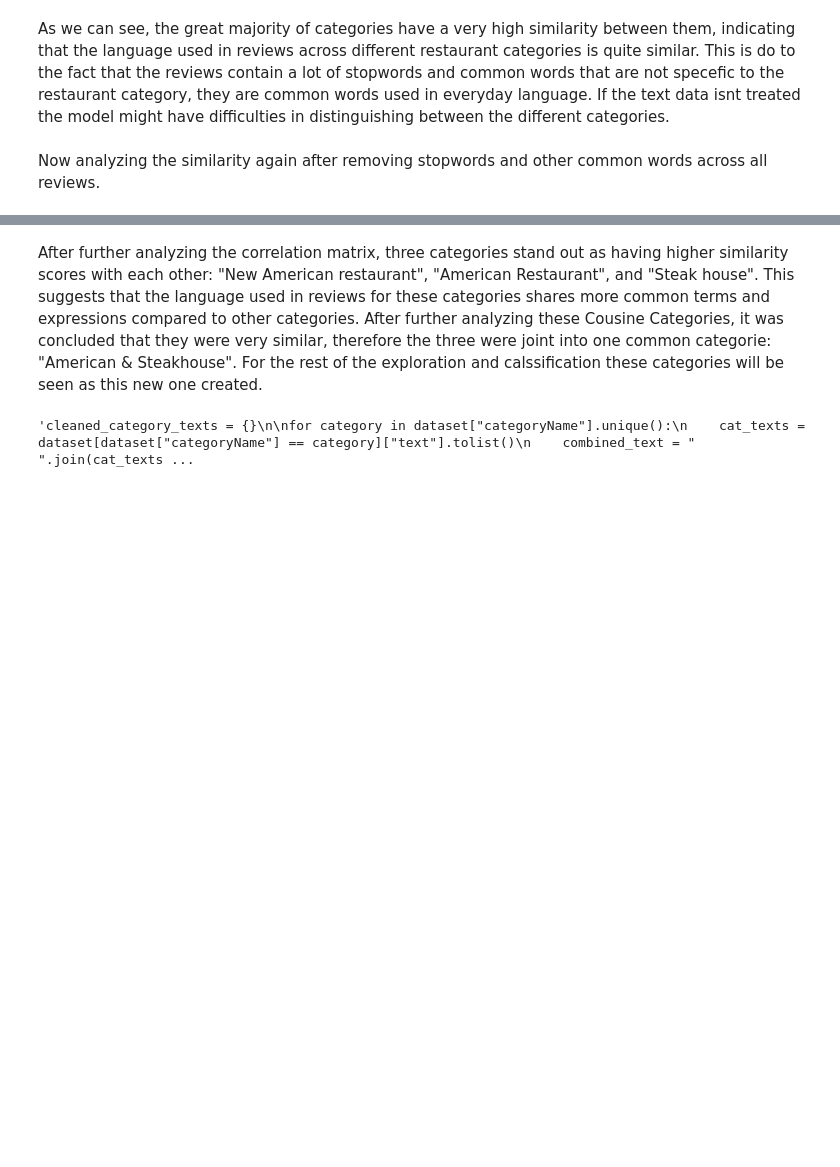
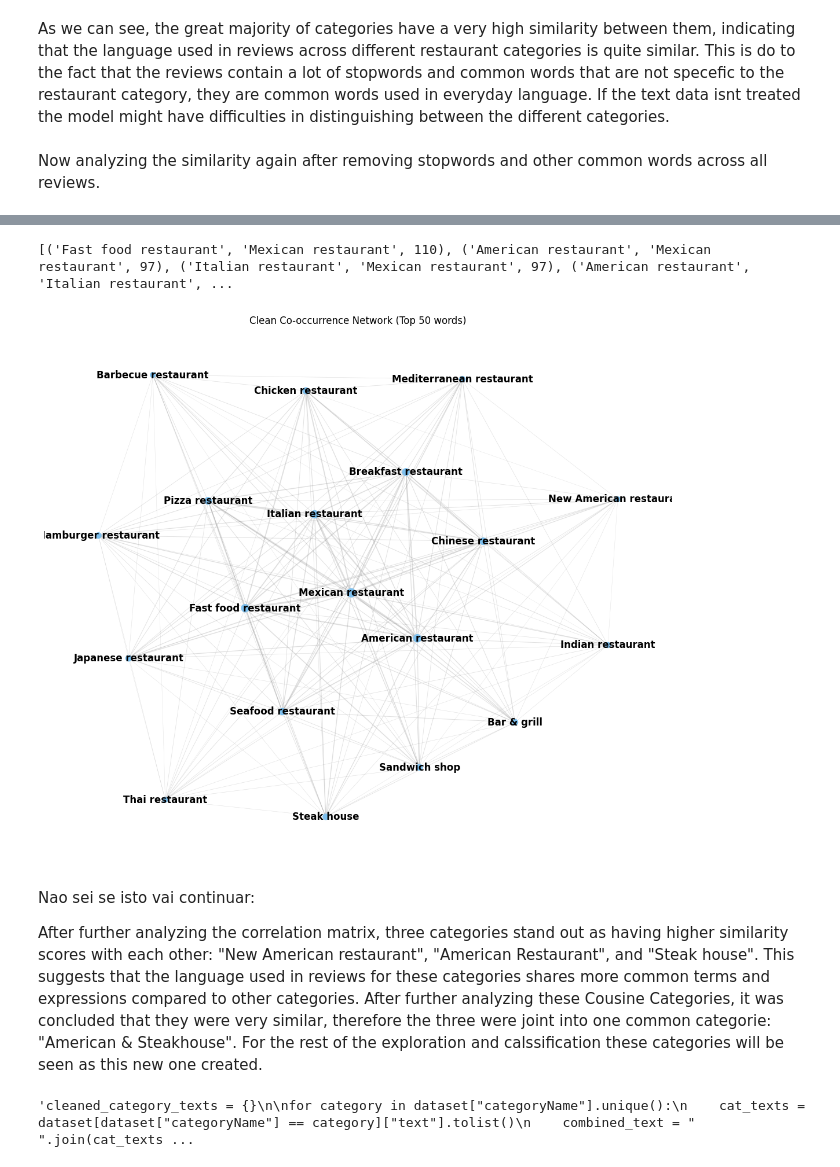
Before and after one commit to beatrizmarques2005/text_mining_in_reviews, a Jupyter notebook: notebooks/03_multilabel_classification.ipynb, the cells around one changed output, grey strips where cells are left out. Saved outputs shown, nothing was run; the diff lists cells and outputs as text; code cells hidden in the pictures; blank space fills up the shorter version.

```diff
--- a/notebooks/03_multilabel_classification.ipynb
+++ b/notebooks/03_multilabel_classification.ipynb
@@ -352,4 +483,65 @@ This indicates that the unique vocabulary associated with each restaurant catego
+# %%
+# see what categories co-occur the most (appear together in the same review)
+new_dataset["categories_tuple"] = new_dataset["categories"].apply(lambda x: tuple(sorted(x)))
+
+from itertools import combinations
+
+# lista de todas as categorias únicas
+all_cats = sorted({cat for cats in new_dataset["categories"] for cat in cats})
+
+# matriz vazia
+co_matrix = pd.DataFrame(0, index=all_cats, columns=all_cats)
+
+co_counts = []
+
+# preencher
+for cats in new_dataset["categories"]:
+    for c1, c2 in combinations(cats, 2):  # todas as combinações de 2
+        co_matrix.loc[c1, c2] += 1
+        co_matrix.loc[c2, c1] += 1
+
+for c1 in co_matrix.index:
+    for c2 in co_matrix.columns:
+        if c1 < c2 and co_matrix.loc[c1, c2] > 0:
+            co_counts.append((c1, c2, co_matrix.loc[c1, c2]))
+
+# ordenar
+co_counts_sorted = sorted(co_counts, key=lambda x: x[2], reverse=True)
+
+print(co_counts_sorted[:20])  # top 20 pares
+
+for cat in all_cats:
+    co_matrix.loc[cat, cat] = 0
+
+heatmap_chart(co_matrix,
+              title="Category Co-Occurrence Matrix",)
+# %% [output]
+[('Fast food restaurant', 'Mexican restaurant', 110), ('American restaurant', 'Mexican restaurant', 97), ('Italian restaurant', 'Mexican restaurant', 97), ('American restaurant', 'Italian restaurant', ...
+# %%
+cooc_dict = {}
+
+for cats in new_dataset['categories']:
+    # cria todos os pares possíveis (sem repetir) dentro da review
+    for cat1, cat2 in combinations(sorted(cats), 2):
+        cooc_dict[(cat1, cat2)] = cooc_dict.get((cat1, cat2), 0) + 1
+
+# pega todas as categorias únicas
+all_categories = sorted(set([cat for sublist in new_dataset['categories'] for cat in sublist]))
+
+# cria matriz vazia
+cooc_matrix = pd.DataFrame(0, index=all_categories, columns=all_categories)
+
+# preenche a matriz
+for (cat1, cat2), count in cooc_dict.items():
+    cooc_matrix.loc[cat1, cat2] = count
+    cooc_matrix.loc[cat2, cat1] = count  # matriz simétrica
+
+plot_cooccurrence_network(cooc_matrix, top_n=50, min_weight=10)
+# %% [output]
+[figure, added]
 # %% [markdown]
+Nao sei se isto vai continuar:
+
 After further analyzing the correlation matrix, three categories stand out as having higher similarity scores with each other: "New American restaurant", "American Restaurant", and "Steak house". This suggests that the language used in reviews for these categories shares more common terms and expressions compared to other categories. After further analyzing these Cousine Categories, it was concluded that they were very similar, therefore the three were joint into  one common categorie: "American & Steakhouse". For the rest of the exploration and calssification these categories will be seen as this new one created.
 # %%
 # joining the three categories into one : 'American & Steakhouse'
```
Also changed, not shown: parts of 19 cells of this notebook.
